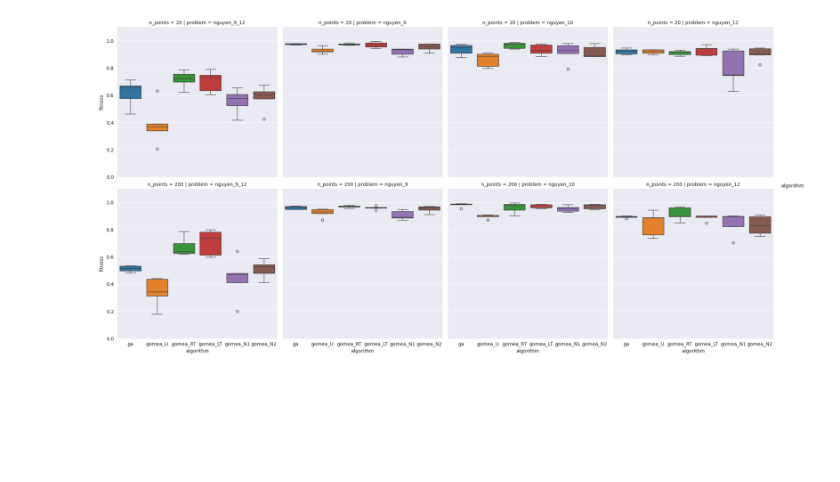
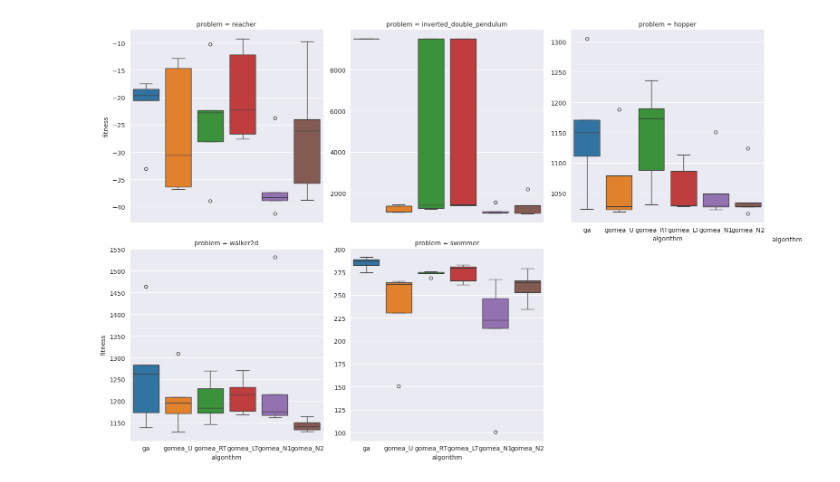
Before and after one commit to giorgia-nadizar/cgpax, a Jupyter notebook: analysis/continuous_control.ipynb, the cells around one changed output. Cells and saved outputs as stored; diff of their text form; code cells hidden in the pictures; blank space fills up the shorter version.

```diff
--- a/analysis/continuous_control.ipynb
+++ b/analysis/continuous_control.ipynb
@@ -66,11 +63,11 @@ plt.show()
 # %%
-regression_df["max_eval"] = regression_df.groupby(["algorithm", "problem", "seed"])["evaluation"].transform("max")
-final_regression_df = regression_df[regression_df["evaluation"] == regression_df["max_eval"]].drop(columns="max_eval")
+control_df["max_eval"] = control_df.groupby(["algorithm", "problem", "seed"])["evaluation"].transform("max")
+final_control_df = control_df[control_df["evaluation"] == control_df["max_eval"]].drop(columns="max_eval")
 sns.catplot(
-    data=final_regression_df, x='algorithm', y='fitness', hue="algorithm",
-    col='problem', kind='box', row="n_points",
+    data=final_control_df, x='algorithm', y='fitness', hue="algorithm",
+    col='problem', kind='box', col_wrap=3,
+    sharey=False
 )
-plt.ylim(0, 1.1)
 plt.show()
 # %% [output]
-[figure, old version]
+[figure, new version]
```
Also changed, not shown: parts of 4 cells of this notebook.
